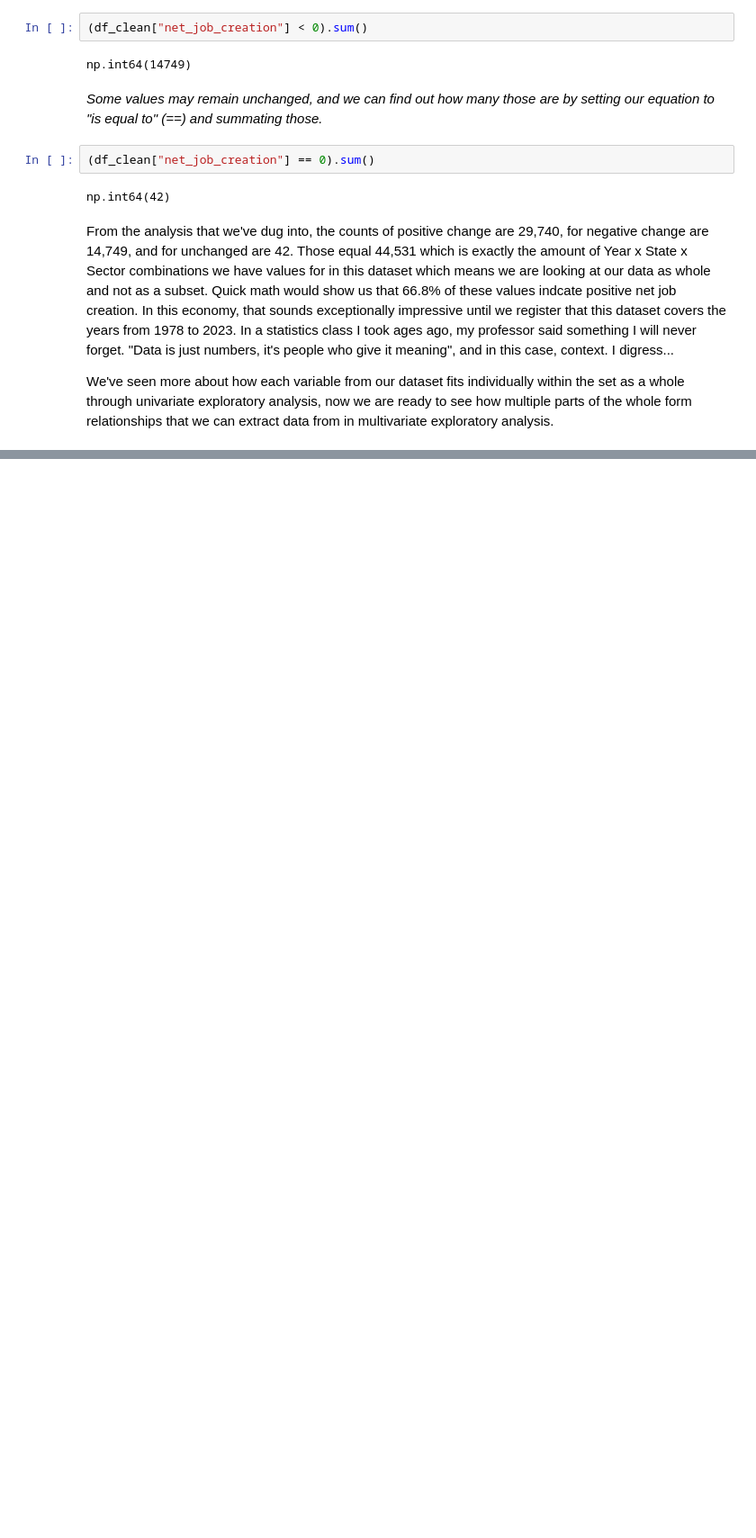
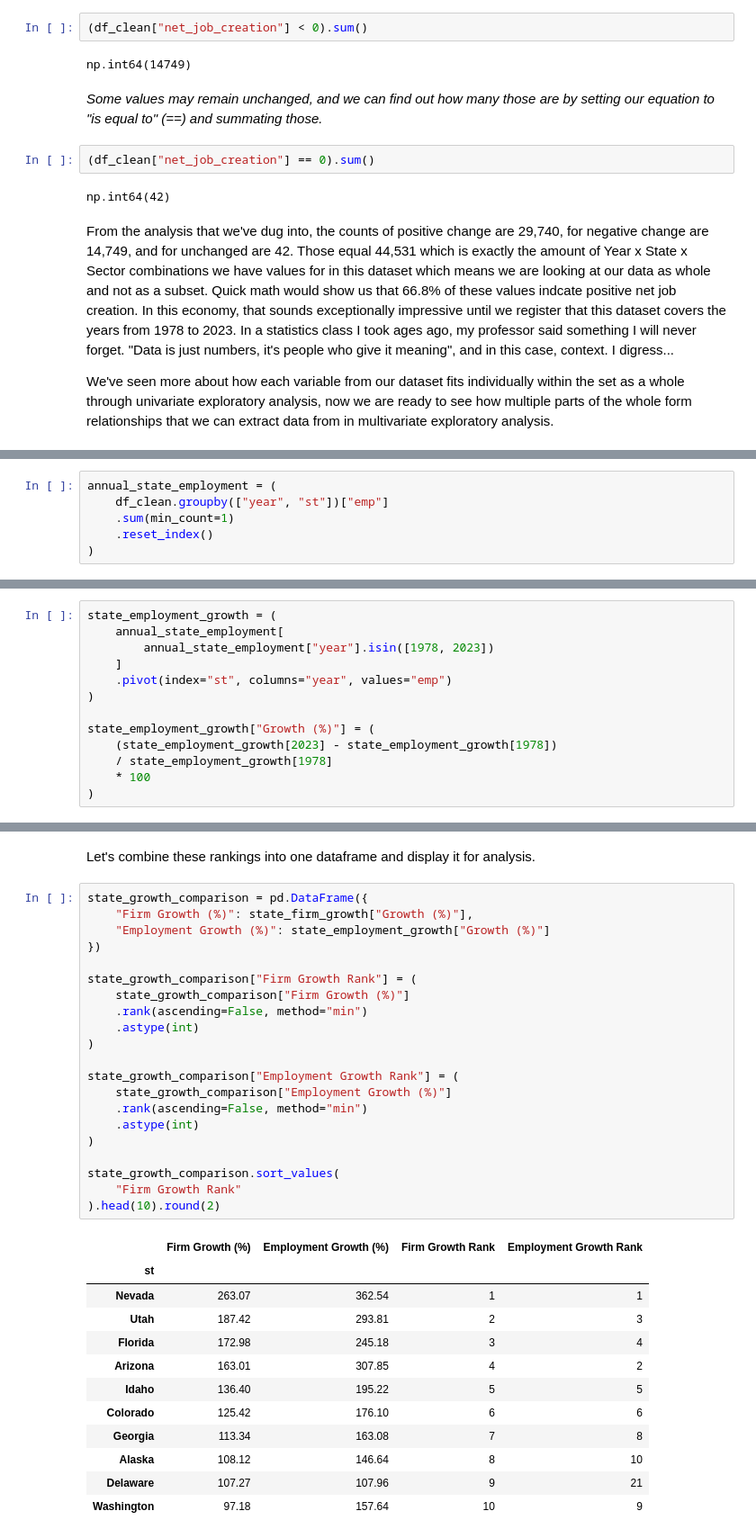
Before and after one commit to bcrawford89/Portfolio-An-Exploratory-Analysis-of-Business-Dynamics, a Jupyter notebook: US_Business_Dynamics_EDA.ipynb, the cells around one changed output, grey strips where cells are left out. Shown at 90% size. Drawn from its saved outputs; the diff is of its cells as text; blank space fills up the shorter version.

```diff
--- a/US_Business_Dynamics_EDA.ipynb
+++ b/US_Business_Dynamics_EDA.ipynb
@@ -807,0 +1290,6 @@ We've seen more about how each variable from our dataset fits individually withi
+# %%
+annual_state_employment = (
+    df_clean.groupby(["year", "st"])["emp"]
+    .sum(min_count=1)
+    .reset_index()
+)
@@ -807,0 +1298,13 @@ We've seen more about how each variable from our dataset fits individually withi
+# %%
+state_employment_growth = (
+    annual_state_employment[
+        annual_state_employment["year"].isin([1978, 2023])
+    ]
+    .pivot(index="st", columns="year", values="emp")
+)
+
+state_employment_growth["Growth (%)"] = (
+    (state_employment_growth[2023] - state_employment_growth[1978])
+    / state_employment_growth[1978]
+    * 100
+)
@@ -807,0 +1331,36 @@ We've seen more about how each variable from our dataset fits individually withi
+# %% [markdown]
+Let's combine these rankings into one dataframe and display it for analysis.
+# %%
+state_growth_comparison = pd.DataFrame({
+    "Firm Growth (%)": state_firm_growth["Growth (%)"],
+    "Employment Growth (%)": state_employment_growth["Growth (%)"]
+})
+
+state_growth_comparison["Firm Growth Rank"] = (
+    state_growth_comparison["Firm Growth (%)"]
+    .rank(ascending=False, method="min")
+    .astype(int)
+)
+
+state_growth_comparison["Employment Growth Rank"] = (
+    state_growth_comparison["Employment Growth (%)"]
+    .rank(ascending=False, method="min")
+    .astype(int)
+)
+
+state_growth_comparison.sort_values(
+    "Firm Growth Rank"
+).head(10).round(2)
+# %% [output]
+|  | Firm Growth (%) | Employment Growth (%) | Firm Growth Rank | Employment Growth Rank |
+| st |  |  |  |  |
+| Nevada | 263.07 | 362.54 | 1 | 1 |
+| Utah | 187.42 | 293.81 | 2 | 3 |
+| Florida | 172.98 | 245.18 | 3 | 4 |
+| Arizona | 163.01 | 307.85 | 4 | 2 |
+| Idaho | 136.40 | 195.22 | 5 | 5 |
+| Colorado | 125.42 | 176.10 | 6 | 6 |
+| Georgia | 113.34 | 163.08 | 7 | 8 |
+| Alaska | 108.12 | 146.64 | 8 | 10 |
+| Delaware | 107.27 | 107.96 | 9 | 21 |
+| Washington | 97.18 | 157.64 | 10 | 9 |
```
Also changed, not shown: parts of 46 cells of this notebook.
